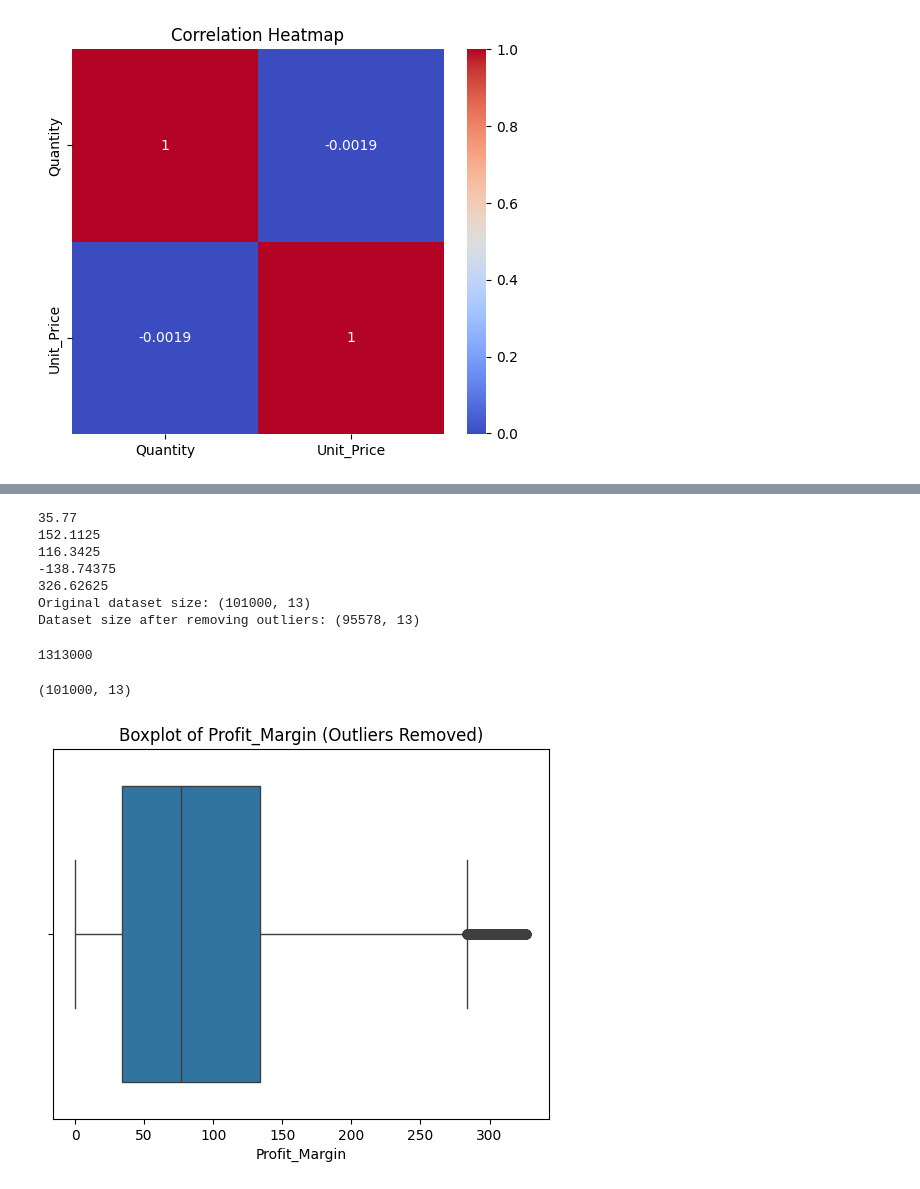
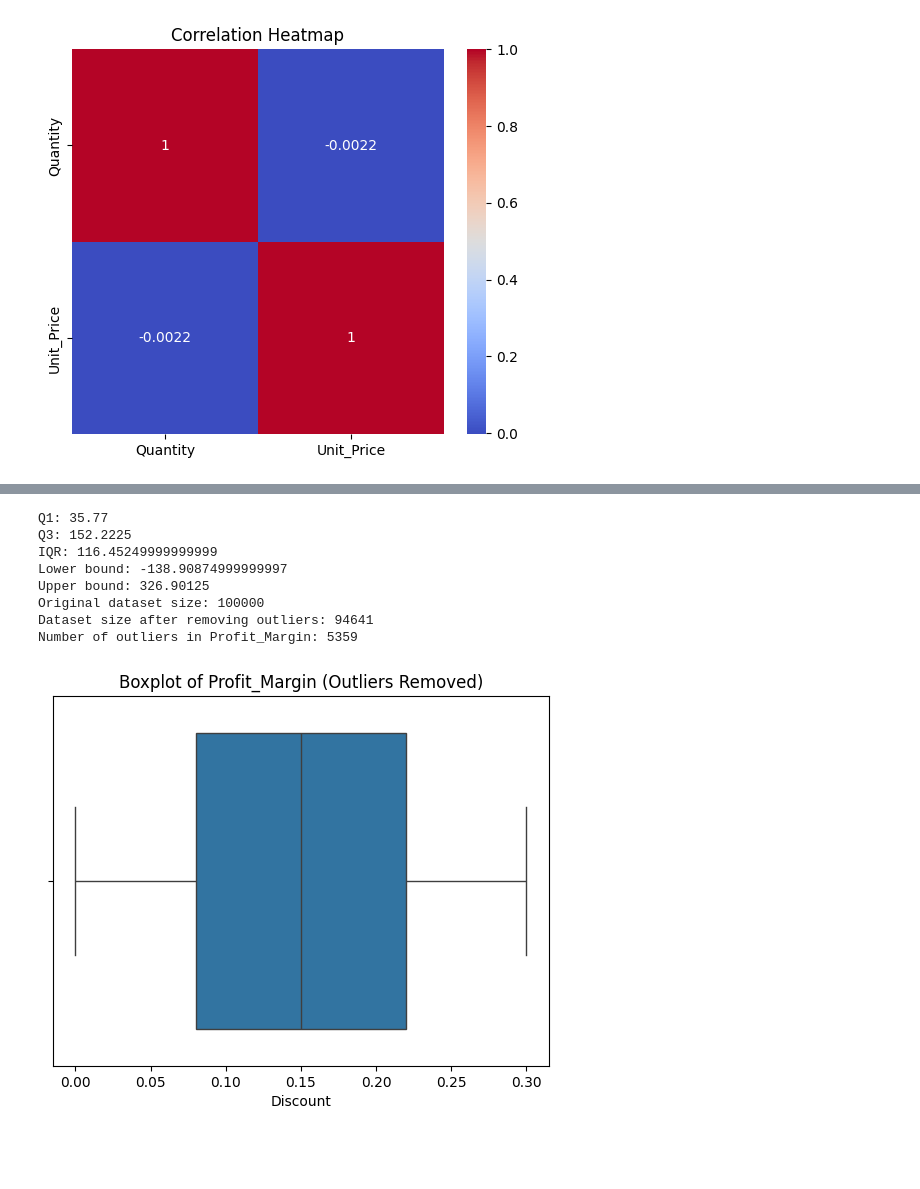
Before and after one commit to pallavi232003/Rproject2, a Jupyter notebook: Rproject2_ecommerce.ipynb, the cells around one changed output, grey strips where cells are left out. Cells and saved outputs as stored; diff of their text form; code cells hidden in the pictures; blank space fills up the shorter version.

```diff
--- a/Rproject2_ecommerce.ipynb
+++ b/Rproject2_ecommerce.ipynb
@@ -132,0 +137,2 @@ Numerical Columns: ['Quantity', 'Unit_Price', 'Total_Price', 'Discount', 'Profit
+# %%
+df.drop_duplicates(inplace=True)
@@ -189,5 +201,5 @@ plt.show()
 # %%
-df['Profit_Margin'].fillna(df['Profit_Margin'].median(), inplace=True)
+'''df['Profit_Margin'].fillna(df['Profit_Margin'].median(), inplace=True)'''
 # %%
 df.isnull().sum()
 # %% [output]
@@ -516,6 +533,0 @@ dtype: int64
-# %%
-'''# Merging FirstName and LastName into FullName
-df['common_ID'] = df['Order_ID'] + ' ' + df['Customer_ID']
-
-# Display the DataFrame
-print(df)'''
@@ -568,5 +534,5 @@ df.head()
 # %%
-# Calculate Q1 and Q3
+'''# Calculate Q1 and Q3
 Q1 = df['Profit_Margin'].quantile(0.25)
 Q3 = df['Profit_Margin'].quantile(0.75)
 IQR = Q3 - Q1
@@ -582,29 +548,52 @@ print(lower_bound)
 print(upper_bound)
 
 # Filter out outliers
+df_no_outliers = df[(df['Profit_Margin'] < lower_bound) & (df['Profit_Margin'] > upper_bound)]
+
+print(f"Original dataset size: {df.shape}")
+print(f"Dataset size after removing outliers: {df_no_outliers.shape}")'''
+
+
+
+# Calculate Q1, Q3, IQR
+Q1 = df['Profit_Margin'].quantile(0.25)
+Q3 = df['Profit_Margin'].quantile(0.75)
+IQR = Q3 - Q1
+
+print(f"Q1: {Q1}")
+print(f"Q3: {Q3}")
+print(f"IQR: {IQR}")
+
+# Define lower and upper bounds
+lower_bound = Q1 - 1.5 * IQR
+upper_bound = Q3 + 1.5 * IQR
+
+print(f"Lower bound: {lower_bound}")
+print(f"Upper bound: {upper_bound}")
+
+# Filter non-outliers
 df_no_outliers = df[(df['Profit_Margin'] >= lower_bound) & (df['Profit_Margin'] <= upper_bound)]
 
-print(f"Original dataset size: {df.shape}")
-print(f"Dataset size after removing outliers: {df_no_outliers.shape}")
+# Calculate number of outliers
+num_outliers = df.shape[0] - df_no_outliers.shape[0]
+
+print(f"Original dataset size: {df.shape[0]}")
+print(f"Dataset size after removing outliers: {df_no_outliers.shape[0]}")
+print(f"Number of outliers in Profit_Margin: {num_outliers}")
 # %% [output]
-35.77
-152.1125
-116.3425
--138.74375
-326.62625
-Original dataset size: (101000, 13)
-Dataset size after removing outliers: (95578, 13)
+Q1: 35.77
+Q3: 152.2225
+IQR: 116.45249999999999
+Lower bound: -138.90874999999997
+Upper bound: 326.90125
+Original dataset size: 100000
+Dataset size after removing outliers: 94641
+Number of outliers in Profit_Margin: 5359
-# %%
-df.size
-# %% [output]
-1313000
-# %%
-df.shape
-# %% [output]
-(101000, 13)
 # %%
-sns.boxplot(x=df_no_outliers['Profit_Margin'])
-plt.title('Boxplot of Profit_Margin (Outliers Removed)')
+
+
+sns.boxplot(x='Discount', data=df_no_outliers)
+plt.title('Boxplot of Discount (Outliers Removed)')
 plt.show()
 # %% [output]
-[figure, old version]
+[figure, new version]
```
Also changed, not shown: parts of 24 cells of this notebook.
